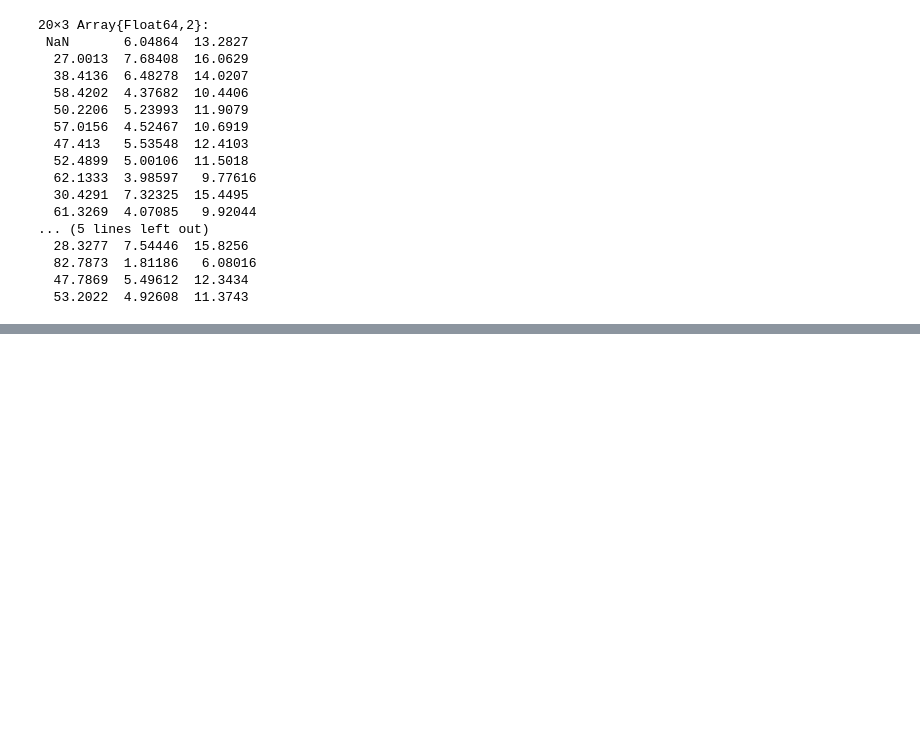
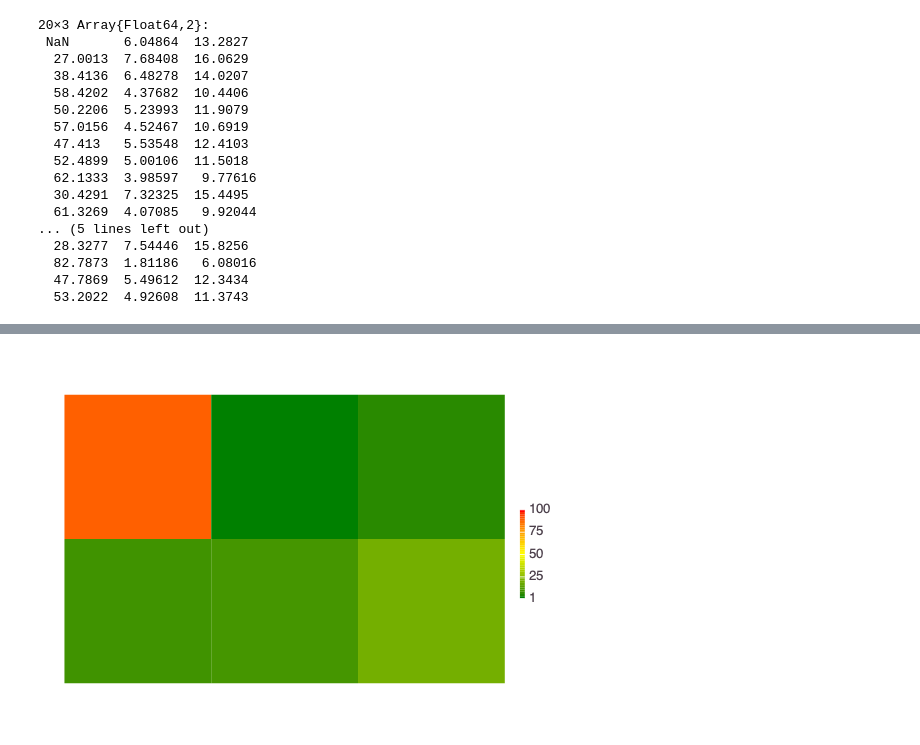
Before and after one commit to SmartTensors/NMFk.jl, a Jupyter notebook: notebooks/mixing-concentrations.ipynb, the cells around one changed output, grey strips where cells are left out. Saved outputs shown, nothing was run; the diff lists cells and outputs as text; code cells hidden in the pictures; blank space fills up the shorter version.

```diff
--- a/notebooks/mixing-concentrations.ipynb
+++ b/notebooks/mixing-concentrations.ipynb
@@ -175,0 +266,4 @@ Signals:  4 Fit:     38.20362 Silhouette:   -0.5337855 AIC:     118.3582
+# %%
+display(NMFk.plotmatrix(He[2]))
+# %% [output]
+[figure, added]
```
Also changed, not shown: parts of 23 cells of this notebook, 24 other files.
